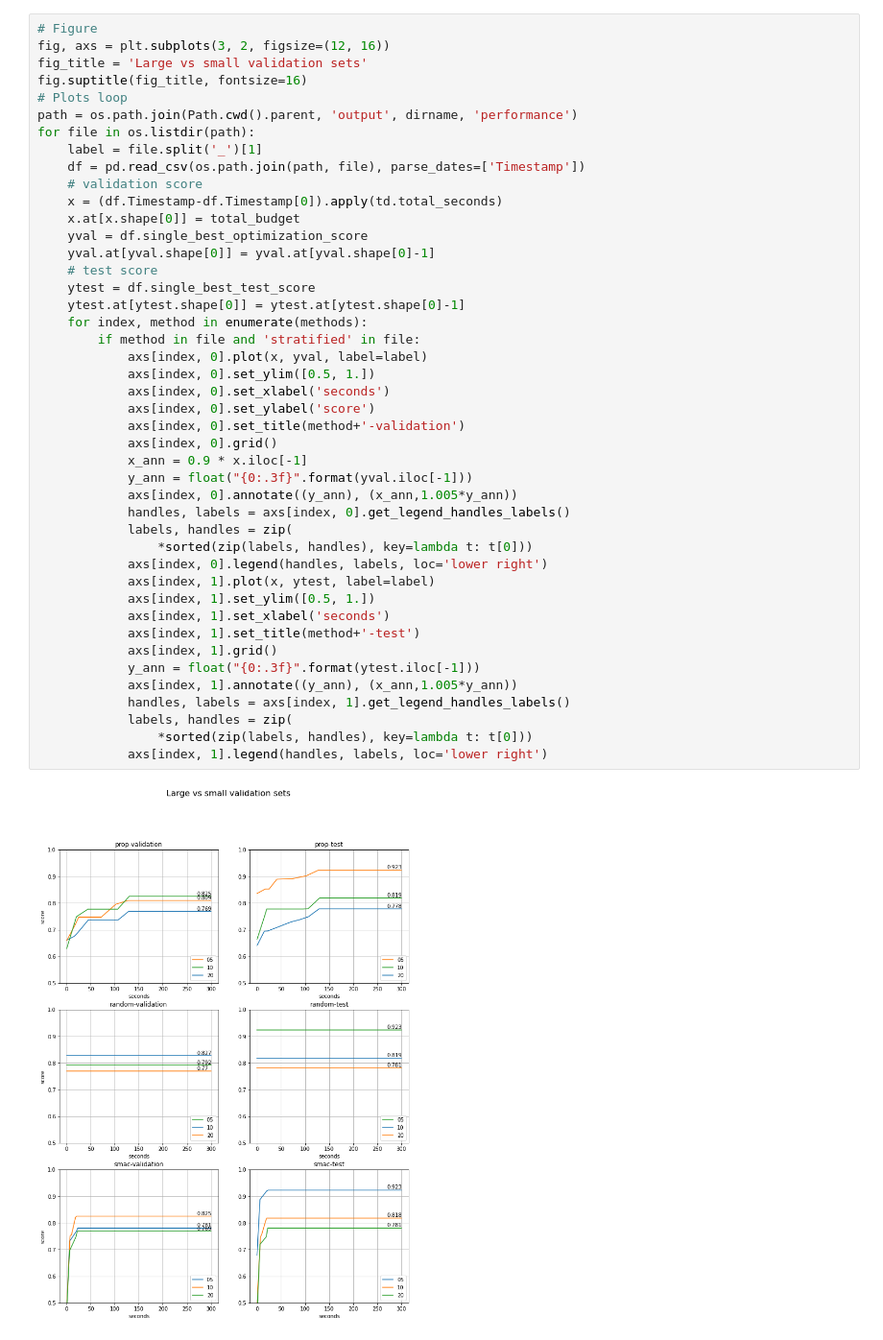
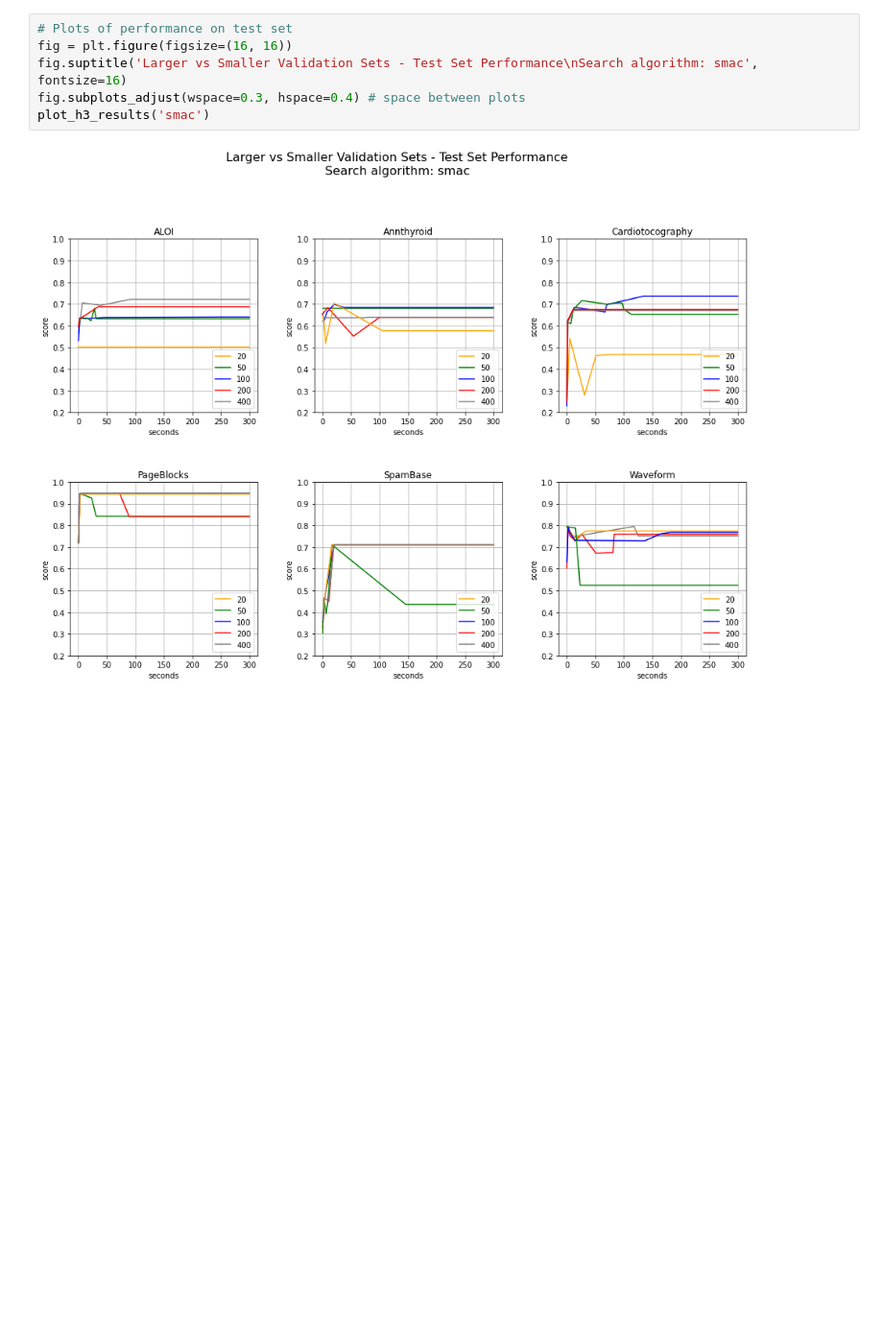
Before and after one commit to johnantonn/cash-for-unsupervised-ad, a Jupyter notebook: src/notebooks/visualize_results.ipynb, the cells around one changed output. Shown at 96% size. Drawn from its saved outputs; the diff is of its cells as text; blank space fills up the shorter version.

```diff
--- a/src/notebooks/visualize_results.ipynb
+++ b/src/notebooks/visualize_results.ipynb
@@ -151,46 +265,8 @@ methods = ['prop', 'random', 'smac'] # search methods to compare
 # %%
-# Figure
-fig, axs = plt.subplots(3, 2, figsize=(12, 16))
-fig_title = 'Large vs small validation sets'
-fig.suptitle(fig_title, fontsize=16)
-# Plots loop
-path = os.path.join(Path.cwd().parent, 'output', dirname, 'performance')
-for file in os.listdir(path):
-    label = file.split('_')[1]
-    df = pd.read_csv(os.path.join(path, file), parse_dates=['Timestamp'])
-    # validation score
-    x = (df.Timestamp-df.Timestamp[0]).apply(td.total_seconds)
-    x.at[x.shape[0]] = total_budget
-    yval = df.single_best_optimization_score
-    yval.at[yval.shape[0]] = yval.at[yval.shape[0]-1]
-    # test score
-    ytest = df.single_best_test_score
-    ytest.at[ytest.shape[0]] = ytest.at[ytest.shape[0]-1]
-    for index, method in enumerate(methods):
-        if method in file and 'stratified' in file:
-            axs[index, 0].plot(x, yval, label=label)
-            axs[index, 0].set_ylim([0.5, 1.])
-            axs[index, 0].set_xlabel('seconds')
-            axs[index, 0].set_ylabel('score')
-            axs[index, 0].set_title(method+'-validation')
-            axs[index, 0].grid()
-            x_ann = 0.9 * x.iloc[-1]
-            y_ann = float("{0:.3f}".format(yval.iloc[-1]))
-            axs[index, 0].annotate((y_ann), (x_ann,1.005*y_ann))
-            handles, labels = axs[index, 0].get_legend_handles_labels()
-            labels, handles = zip(
-                *sorted(zip(labels, handles), key=lambda t: t[0]))
-            axs[index, 0].legend(handles, labels, loc='lower right')
-            axs[index, 1].plot(x, ytest, label=label)
-            axs[index, 1].set_ylim([0.5, 1.])
-            axs[index, 1].set_xlabel('seconds')
-            axs[index, 1].set_title(method+'-test')
-            axs[index, 1].grid()
-            y_ann = float("{0:.3f}".format(ytest.iloc[-1]))
-            axs[index, 1].annotate((y_ann), (x_ann,1.005*y_ann))
-            handles, labels = axs[index, 1].get_legend_handles_labels()
-            labels, handles = zip(
-                *sorted(zip(labels, handles), key=lambda t: t[0]))
-            axs[index, 1].legend(handles, labels, loc='lower right')
+# Plots of performance on test set
+fig = plt.figure(figsize=(16, 16))
+fig.suptitle('Larger vs Smaller Validation Sets - Test Set Performance\nSearch algorithm: smac', fontsize=16)
+fig.subplots_adjust(wspace=0.3, hspace=0.4) # space between plots
+plot_h3_results('smac')
 # %% [output]
-[figure, old version]
+[figure, new version]
```
Also changed, not shown: parts of 25 cells of this notebook.
